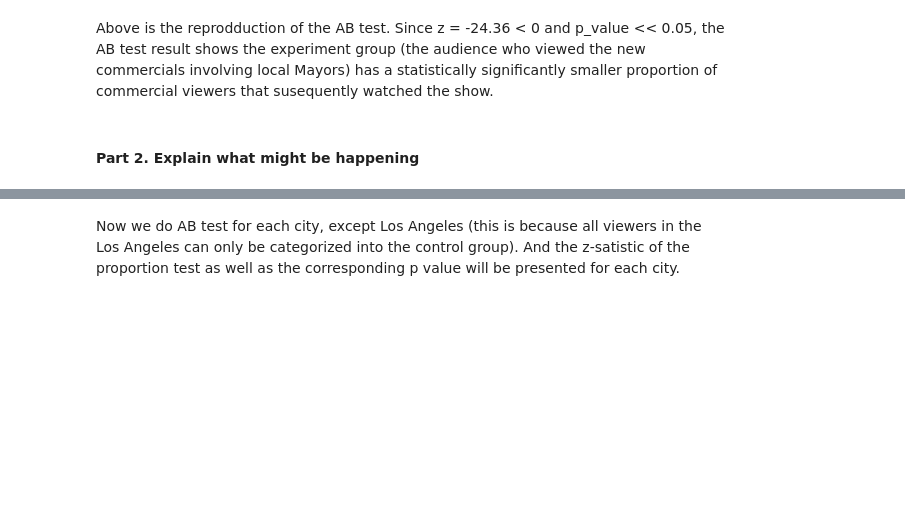
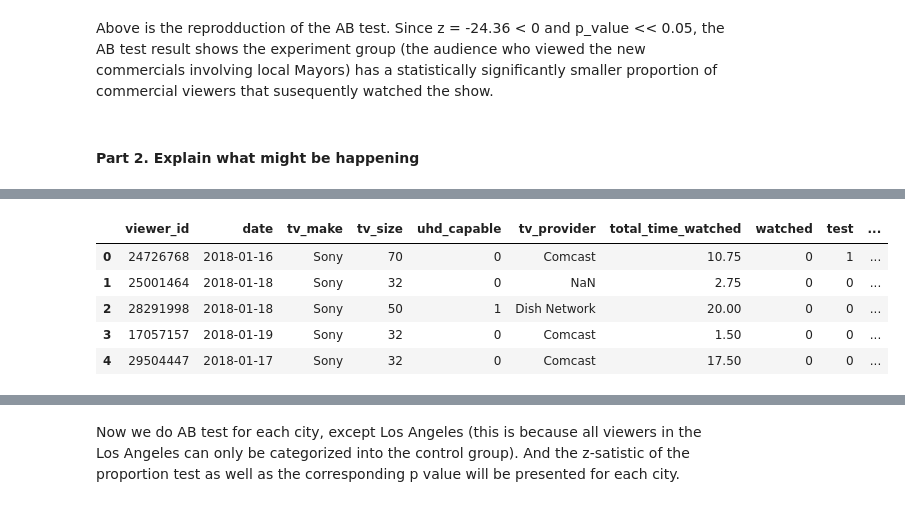
Before and after one commit to BarabaraLee/Data-Science-Projects, a Jupyter notebook: 2. Assess the Issues in AB Test.ipynb, the cells around one changed output, grey strips where cells are left out. Drawn from its saved outputs; the diff is of its cells as text; code cells hidden in the pictures; blank space fills up the shorter version.

```diff
--- a/2. Assess the Issues in AB Test.ipynb
+++ b/2. Assess the Issues in AB Test.ipynb
@@ -99,0 +99,9 @@ Above is the reprodduction of the AB test. Since z = -24.36 < 0 and p_value << 0
+# %%
+merged.head()
+# %% [output]
+|  | viewer_id | date | tv_make | tv_size | uhd_capable | tv_provider | total_time_watched | watched | test | ... |
+| 0 | 24726768 | 2018-01-16 | Sony | 70 | 0 | Comcast | 10.75 | 0 | 1 | ... |
+| 1 | 25001464 | 2018-01-18 | Sony | 32 | 0 | NaN | 2.75 | 0 | 0 | ... |
+| 2 | 28291998 | 2018-01-18 | Sony | 50 | 1 | Dish Network | 20.00 | 0 | 0 | ... |
+| 3 | 17057157 | 2018-01-19 | Sony | 32 | 0 | Comcast | 1.50 | 0 | 0 | ... |
+| 4 | 29504447 | 2018-01-17 | Sony | 32 | 0 | Comcast | 17.50 | 0 | 0 | ... |
```
Also changed, not shown: parts of 18 cells of this notebook.
